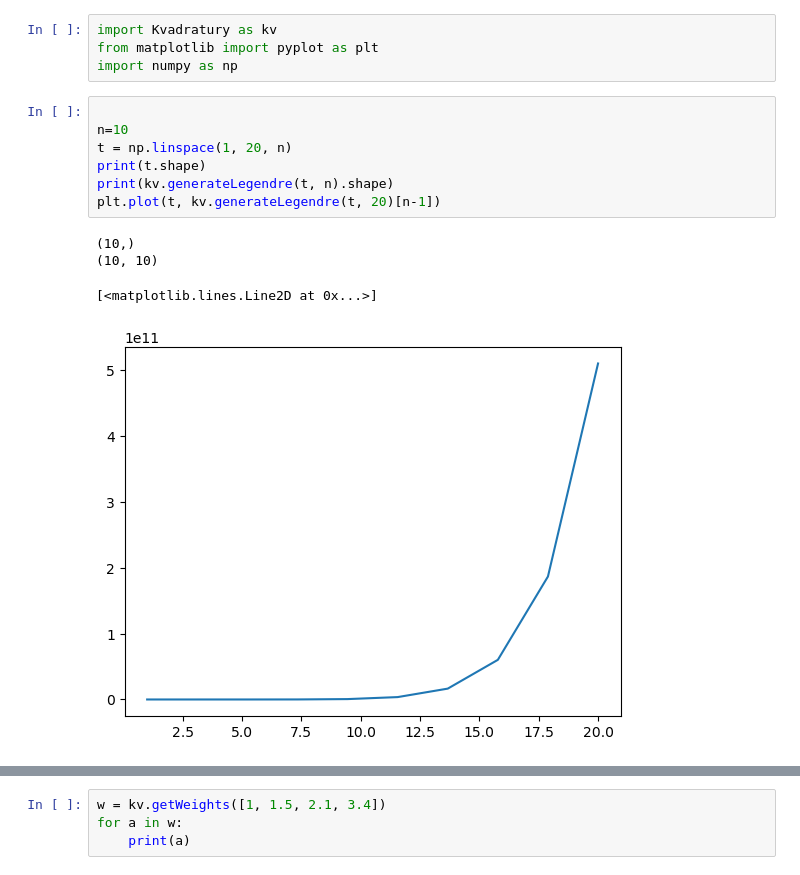
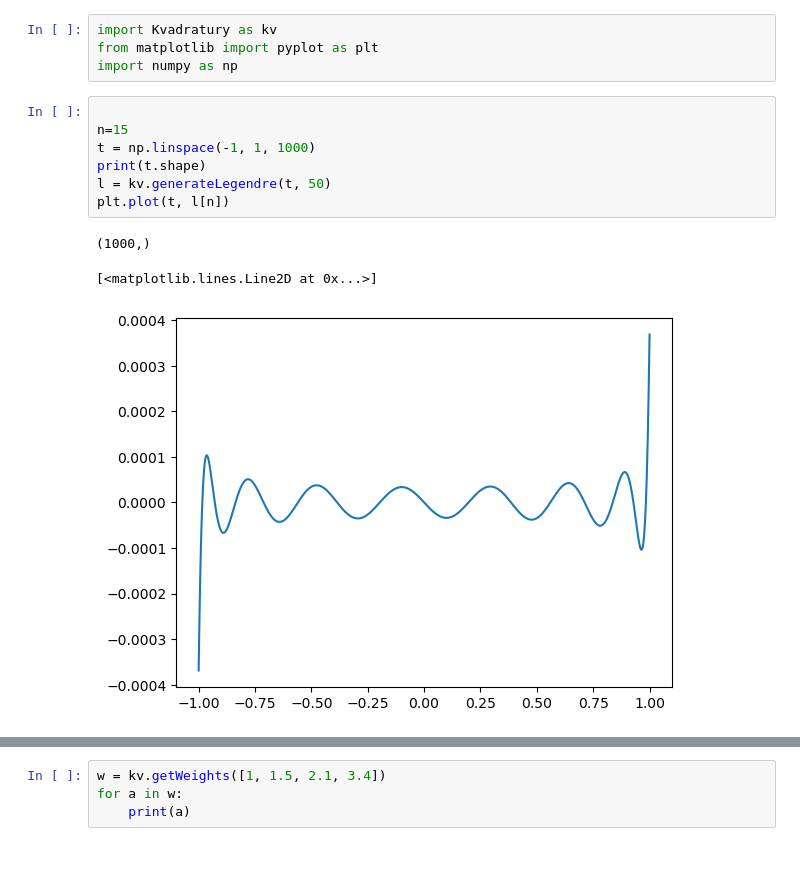
Before and after one commit to SED0280/BakalarkaCode, a Jupyter notebook: Gausova Kvadratura.ipynb, the cells around one changed output, grey strips where cells are left out. Drawn from its saved outputs; the diff is of its cells as text.

```diff
--- a/Gausova Kvadratura.ipynb
+++ b/Gausova Kvadratura.ipynb
@@ -63,13 +63,12 @@ from matplotlib import pyplot as plt
 import numpy as np
 # %%
 
-n=10
-t = np.linspace(1, 20, n)
+n=15
+t = np.linspace(-1, 1, 1000)
 print(t.shape)
-print(kv.generateLegendre(t, n).shape)
-plt.plot(t, kv.generateLegendre(t, 20)[n-1])
+l = kv.generateLegendre(t, 50)
+plt.plot(t, l[n])
 # %% [output]
-(10,)
-(10, 10)
+(1000,)
 [<matplotlib.lines.Line2D at 0x...>]
-[figure, old version]
+[figure, new version]
```
Also changed, not shown: parts of 1 cell of this notebook, 1 other file.
